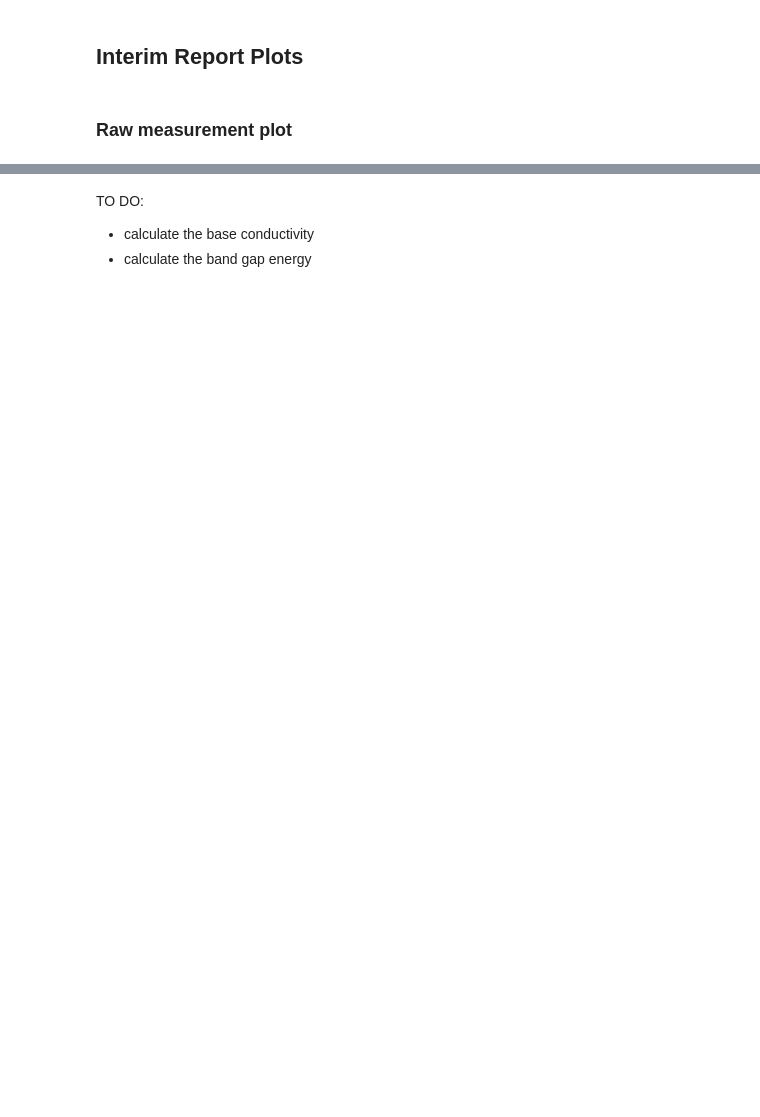
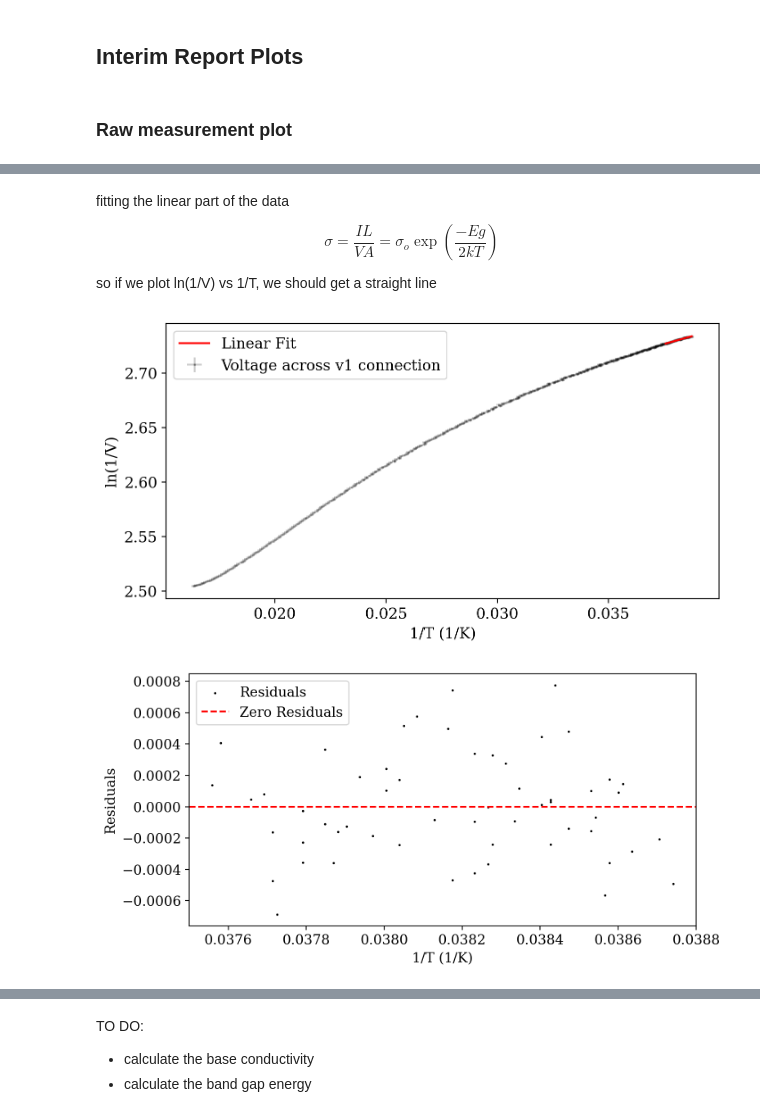
Before and after one commit to orpereira/PHYS469, a Jupyter notebook: hall_experiment/Hall_effect_analysis.ipynb, the cells around one changed output, grey strips where cells are left out. Cells and saved outputs as stored; diff of their text form; code cells hidden in the pictures; blank space fills up the shorter version.

```diff
--- a/hall_experiment/Hall_effect_analysis.ipynb
+++ b/hall_experiment/Hall_effect_analysis.ipynb
@@ -22,0 +33,14 @@ def plot_voltage_temp(dataset, title = ''):
+# %%
+def interp_data(dataset, new_file):
+    interp_dataset = dict()
+    common_time = dataset["t9"]  # using time of temperature readings
+
+    interp_dataset['t'] = common_time
+
+    for i in range(1, 8):
+        interp_data = interp1d(dataset[f't{i}'], dataset[f'v{i}'], bounds_error=False, fill_value="extrapolate")
+        interp_dataset[f'v{i}'] = interp_data(common_time)
+
+    np.savez(f'interpolated_data_files/{new_file}_copy.npz', interp_dataset)
+    interp_dataset['T'] = dataset['T']
+    return interp_dataset
@@ -23,7 +83,5 @@ def plot_voltage_temp(dataset, title = ''):
 # %% [markdown]
 ## Load Data
-# %%
-user_path = '/Users/oliviapereira/Desktop' if (os.path.isdir('/Users/oliviapereira')) else '/Users/audrey/Documents'
 # %%
 # No magnet or magnetic field
 onemA_no_magnet = pd.read_csv(user_path+'/PHYS469/hall_experiment/09052024/1mA_no_magnet_3.csv', header=2)
@@ -55,24 +98,10 @@ plot_voltage_temp(thirtymA_no_magnet, 'No heating or magnetic field, 30mA')
-# %%
-def interp_data(dataset, new_path=''):
-    interp_dataset = dict()
-    common_time = dataset["t9"]  # using time of temperature readings
-
-    interp_dataset['t'] = common_time
-
-    for i in range(1, 8):
-        interp_data = interp1d(dataset[f't{i}'], dataset[f'v{i}'], bounds_error=False, fill_value="extrapolate")
-        interp_dataset[f'v{i}'] = interp_data(common_time)
-
-    np.savez(f'{new_path}.npz', interp_dataset)
-    interp_dataset['T'] = dataset['T']
-    return interp_dataset
 # %% [markdown]
 ## Interim Report Plots
 # %% [markdown]
 ### Raw measurement plot
 # %%
 # loading one of the heated, magnetic field datasets we took on the 12th
-
-path = user_path+'/PHYS469/hall_experiment/09122024/300mV_10mA_heating.csv'
-data = pd.read_csv(path, header=2)
-dict = interp_data(data, '300mV_10mA_heating')
+data_run = '350mV_10mA_heating'
+data_path = user_path+f'/PHYS469/hall_experiment/09122024/{data_run}.csv'
+data_csv = pd.read_csv(data_path, header=2)
+data_dict = interp_data(data_csv, data_run)
@@ -121,0 +108,6 @@ plt.legend(loc='upper left')
+# %% [markdown]
+fitting the linear part of the data
+
+$$ \sigma = \frac{IL}{VA} = \sigma_o \exp(\frac{-Eg}{2kT})$$
+
+so if we plot ln(1/V) vs 1/T, we should get a straight line
@@ -121,0 +116,5 @@ plt.legend(loc='upper left')
+# %%
+linear_fit(data_dict, 'v1')
+# %% [output]
+[figure, added]
+[figure, added]
```
Also changed, not shown: parts of 14 cells of this notebook, 5 other files.
